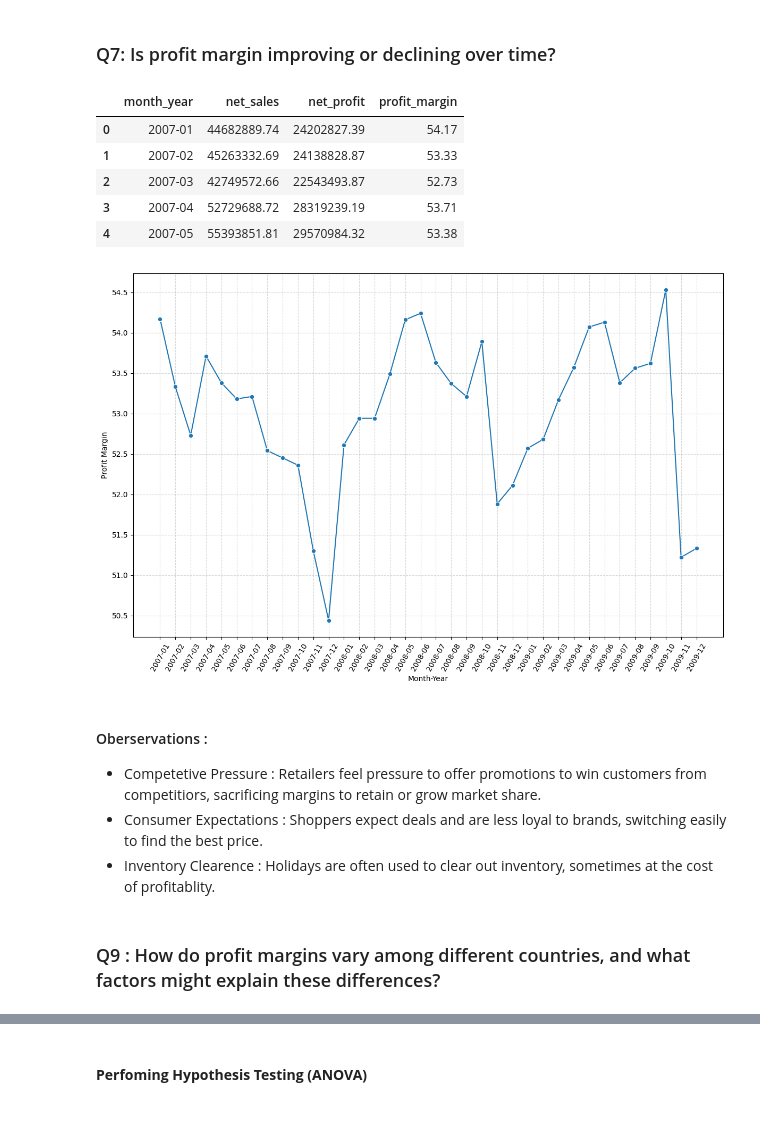
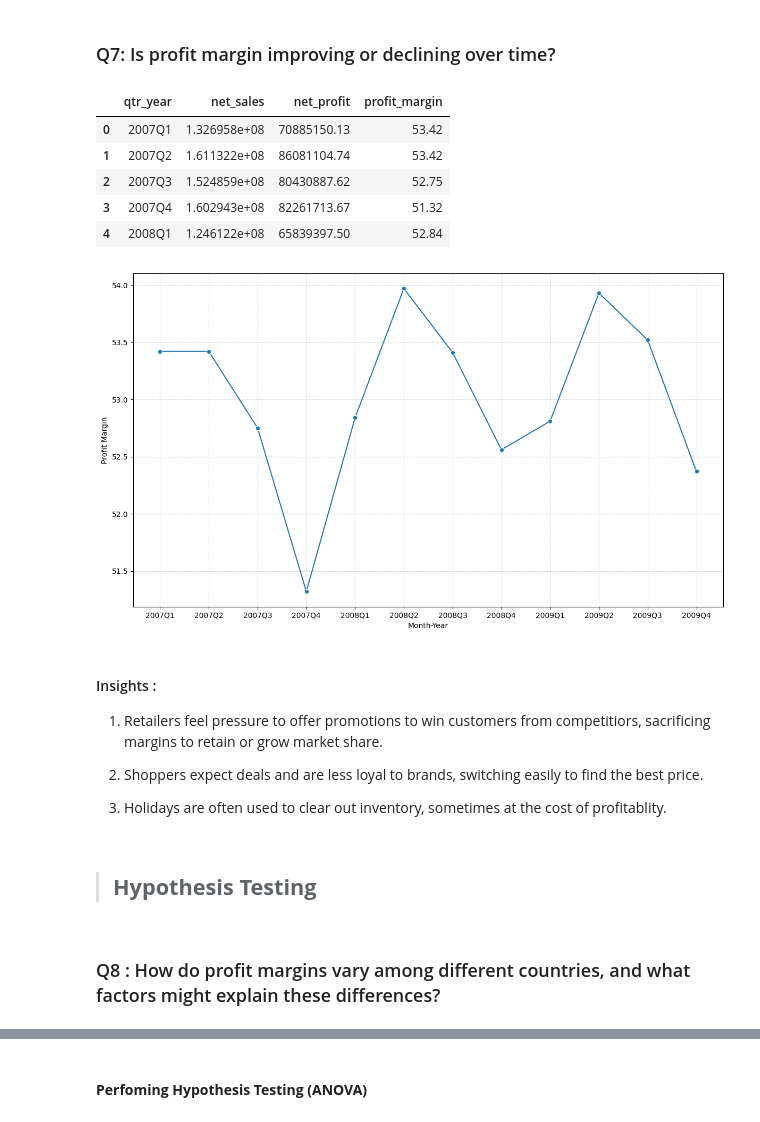
Before and after one commit to hemant4dsci/retail_e-commerce_sales_analytics, a Jupyter notebook: notebooks/02_exploratory_data_analysis.ipynb, the cells around one changed output, grey strips where cells are left out. Saved outputs shown, nothing was run; the diff lists cells and outputs as text; code cells hidden in the pictures.

```diff
--- a/notebooks/02_exploratory_data_analysis.ipynb
+++ b/notebooks/02_exploratory_data_analysis.ipynb
@@ -584,42 +671,46 @@ plt.show()
 # %% [markdown]
 ### Q7: Is profit margin improving or declining over time?
 # %%
-group_month = df.groupby(by="month_year", as_index=False).agg(
+group_qy = df.groupby(by="qtr_year", as_index=False).agg(
     net_sales=pd.NamedAgg(column="net_sales", aggfunc="sum"),
     net_profit=pd.NamedAgg(column="net_profit", aggfunc="sum"),
 )
 
-group_month["profit_margin"] = (
-    (group_month["net_profit"] / group_month["net_sales"]) * 100
+group_qy["profit_margin"] = (
+    (group_qy["net_profit"] / group_qy["net_sales"]) * 100
 ).round(2)  # New Profit Margin Column
 
-group_month.head()
+group_qy.head()
 # %% [output]
-|  | month_year | net_sales | net_profit | profit_margin |
-| 0 | 2007-01 | 44682889.74 | 24202827.39 | 54.17 |
-| 1 | 2007-02 | 45263332.69 | 24138828.87 | 53.33 |
-| 2 | 2007-03 | 42749572.66 | 22543493.87 | 52.73 |
-| 3 | 2007-04 | 52729688.72 | 28319239.19 | 53.71 |
-| 4 | 2007-05 | 55393851.81 | 29570984.32 | 53.38 |
+|  | qtr_year | net_sales | net_profit | profit_margin |
+| 0 | 2007Q1 | 1.326958e+08 | 70885150.13 | 53.42 |
+| 1 | 2007Q2 | 1.611322e+08 | 86081104.74 | 53.42 |
+| 2 | 2007Q3 | 1.524859e+08 | 80430887.62 | 52.75 |
+| 3 | 2007Q4 | 1.602943e+08 | 82261713.67 | 51.32 |
+| 4 | 2008Q1 | 1.246122e+08 | 65839397.50 | 52.84 |
 # %%
 # Visulization of Profit Margin over time
-plt.figure(figsize=(12, 8))
-sns.lineplot(data=group_month, x="month_year", y="profit_margin", marker="o")
+plt.figure(figsize=(12, 7))
+sns.lineplot(data=group_qy, x="qtr_year", y="profit_margin", marker="o")
 plt.xlabel("Month-Year")
-plt.xticks(rotation=60)
 plt.ylabel("Profit Margin")
 plt.grid(True, linestyle="--", alpha=0.5)
 plt.tight_layout()
 plt.show()
 # %% [output]
-[figure, old version]
+[figure, new version]
 # %% [markdown]
-#### Oberservations :
-- Competetive Pressure : Retailers feel pressure to offer promotions to win customers from competitiors, sacrificing margins to retain or grow market share.
-- Consumer Expectations : Shoppers expect deals and are less loyal to brands, switching easily to find the best price.
-- Inventory Clearence : Holidays are often used to clear out inventory, sometimes at the cost of profitablity.
+#### Insights :
+
+1. Retailers feel pressure to offer promotions to win customers from competitiors, sacrificing margins to retain or grow market share.
+
+2. Shoppers expect deals and are less loyal to brands, switching easily to find the best price.
+
+3. Holidays are often used to clear out inventory, sometimes at the cost of profitablity.
+# %% [markdown]
+>## **Hypothesis Testing**
 # %% [markdown]
-### Q9 : How do profit margins vary among different countries, and what factors might explain these differences?
+### Q8 : How do profit margins vary among different countries, and what factors might explain these differences?
 # %%
 # Visualizing through Box Plot, profit margins by countries
 
```
Also changed, not shown: parts of 28 cells of this notebook.
